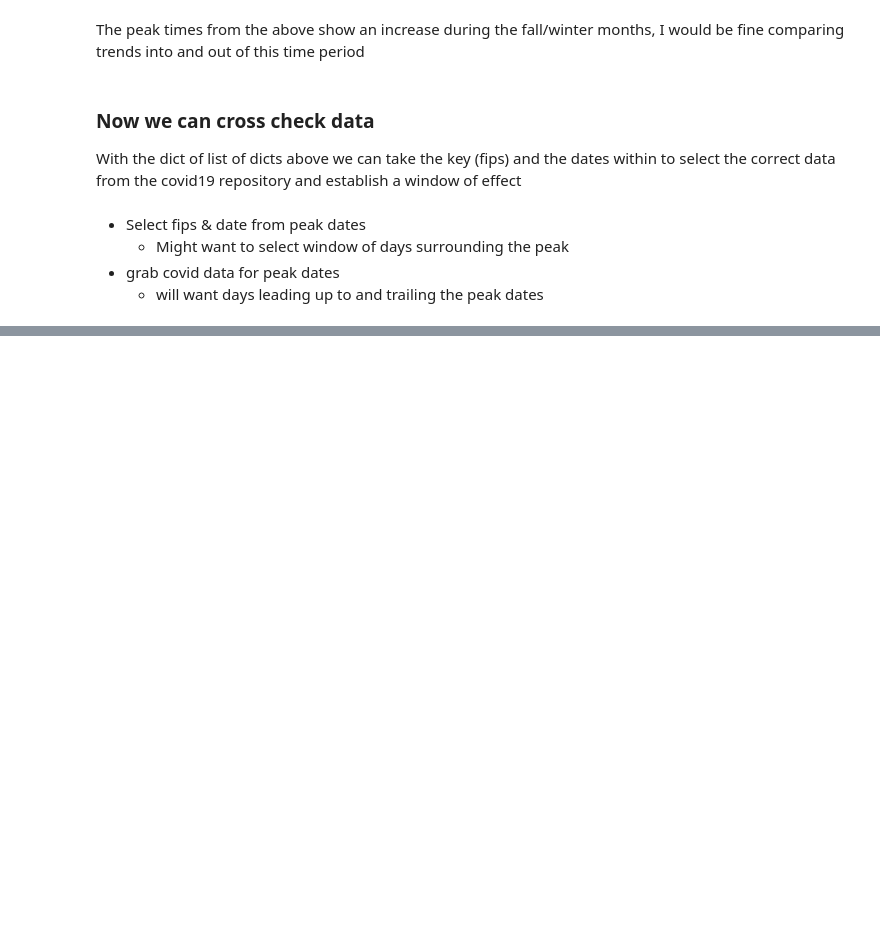
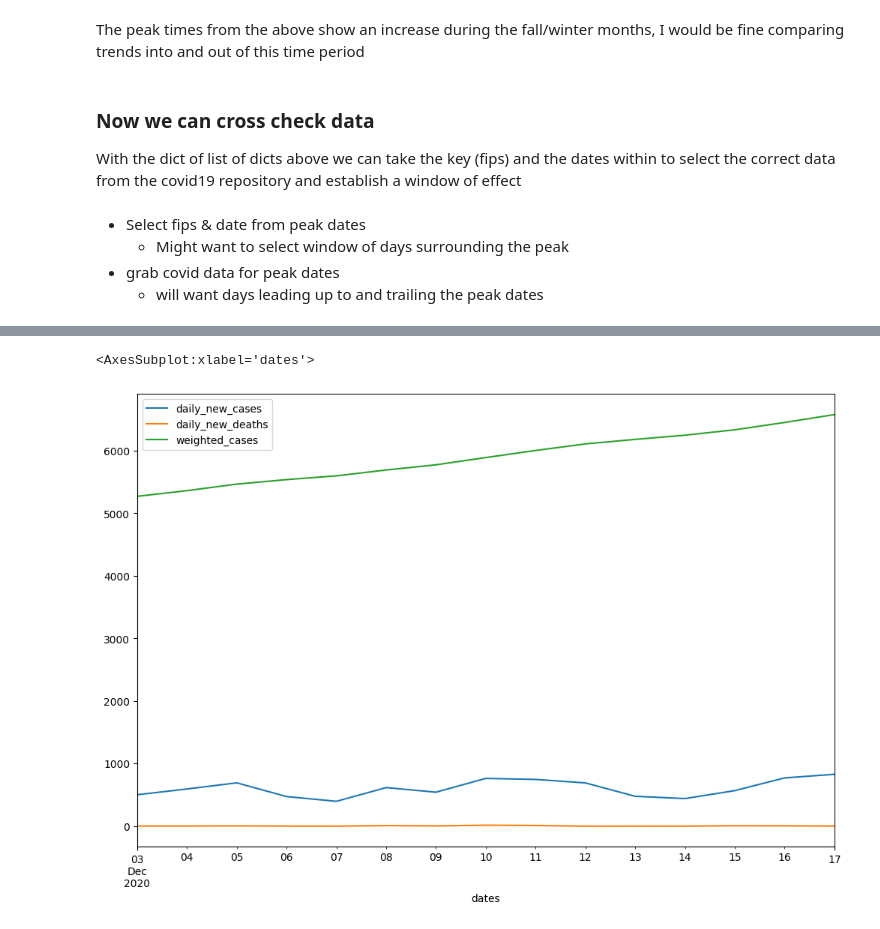
Before and after one commit to richstrouss/capstone, a Jupyter notebook: avk_data_investigation.ipynb, the cells around one changed output, grey strips where cells are left out. Saved outputs shown, nothing was run; the diff lists cells and outputs as text; code cells hidden in the pictures; blank space fills up the shorter version.

```diff
--- a/avk_data_investigation.ipynb
+++ b/avk_data_investigation.ipynb
@@ -594,0 +483,5 @@ test_days
+# %%
+covdf['weighted_cases'] =covdf.apply( set_caseper_100k, axis =1)
+# covdf.drop(columns=['weighted_cases'])
+covdf.head()
+# covdf.apply(lambda row: set_caseper_100k(row), axis =1)
@@ -594,0 +512,21 @@ test_days
+# %%
+# comparing no2 vs cases
+fig = plt.figure(figsize =(10,8))
+tdate = pd.Timestamp('2020-12-10')
+
+# days forward and backward to look
+offset = pd.offsets.Week()
+# %%
+no_vals = no2df[no2df['fips'] == '01073'].loc[tdate - offset:tdate+offset]["Arithmetic Mean"]
+cov_interval = covdf.loc[tdate - offset:tdate+offset]
+# %%
+cov_interval[['daily_new_cases','daily_new_deaths','weighted_cases']].plot()
+
+
+
+# idx = pd.date_range(start="2020-12-20", freq="D", periods=7)
+# no2df[no2df['fips']=='01073'].loc[idx]
+# no2df[['Arithmetic Mean']][no2df['fips'] == '01073'].loc[tdate:'2020-12-20']
+# %% [output]
+<AxesSubplot:xlabel='dates'>
+[figure, added]
```
Also changed, not shown: parts of 57 cells of this notebook.
